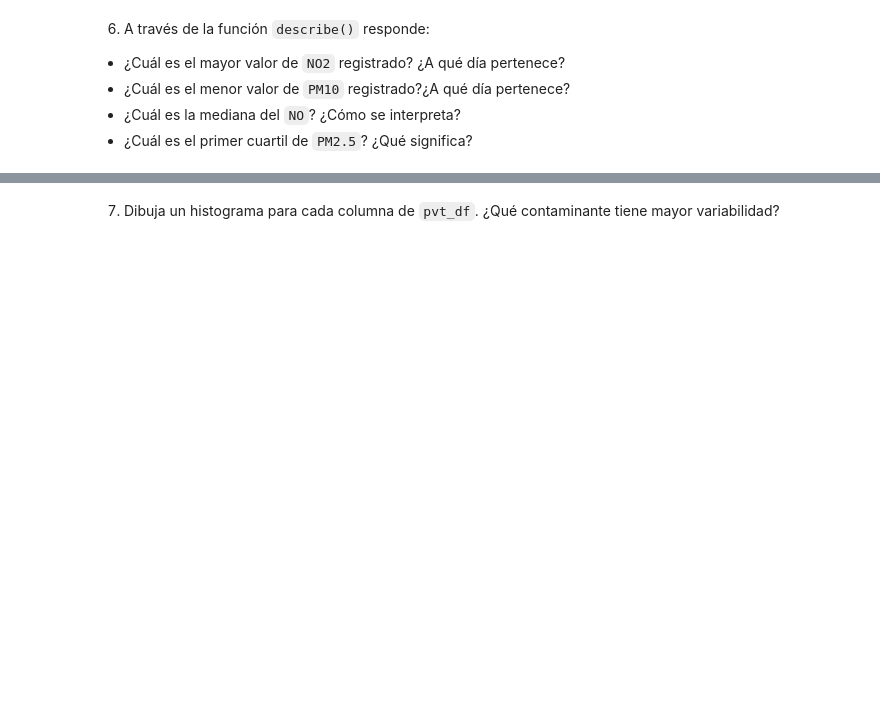
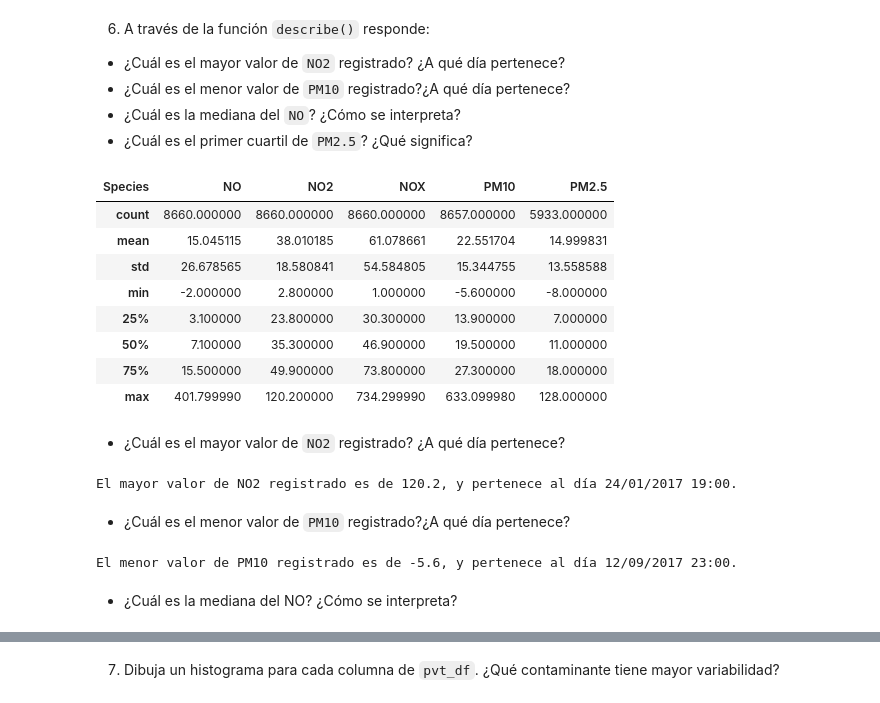
Before and after one commit to CarlosRochaCx/MNA, a Jupyter notebook: Actividad2analisisPandas_A01796914.ipynb, the cells around one changed output, grey strips where cells are left out. Cells and saved outputs as stored; diff of their text form; code cells hidden in the pictures; blank space fills up the shorter version.

```diff
--- a/Actividad2analisisPandas_A01796914.ipynb
+++ b/Actividad2analisisPandas_A01796914.ipynb
@@ -55,3 +218,35 @@ Los datos se recopilaron en una ubicación de Londres durante todo el año 2017.
 *   ¿Cuál es el menor valor de `PM10` registrado?¿A qué día pertenece?
 *   ¿Cuál es la mediana del `NO`? ¿Cómo se interpreta?
 *   ¿Cuál es el primer cuartil de `PM2.5`? ¿Qué significa?
+# %%
+pvt_df.describe()
+# %% [output]
+| Species | NO | NO2 | NOX | PM10 | PM2.5 |
+| count | 8660.000000 | 8660.000000 | 8660.000000 | 8657.000000 | 5933.000000 |
+| mean | 15.045115 | 38.010185 | 61.078661 | 22.551704 | 14.999831 |
+| std | 26.678565 | 18.580841 | 54.584805 | 15.344755 | 13.558588 |
+| min | -2.000000 | 2.800000 | 1.000000 | -5.600000 | -8.000000 |
+| 25% | 3.100000 | 23.800000 | 30.300000 | 13.900000 | 7.000000 |
+| 50% | 7.100000 | 35.300000 | 46.900000 | 19.500000 | 11.000000 |
+| 75% | 15.500000 | 49.900000 | 73.800000 | 27.300000 | 18.000000 |
+| max | 401.799990 | 120.200000 | 734.299990 | 633.099980 | 128.000000 |
+# %% [markdown]
+*   ¿Cuál es el mayor valor de `NO2` registrado? ¿A qué día pertenece?
+# %%
+max_NO2 = pvt_df['NO2'].max()
+fecha_max_NO2 = pvt_df.loc[pvt_df['NO2'] == max_NO2].index[0]
+
+print(f'El mayor valor de NO2 registrado es de {max_NO2}, y pertenece al día {fecha_max_NO2}.')
+# %% [output]
+El mayor valor de NO2 registrado es de 120.2, y pertenece al día 24/01/2017 19:00.
+# %% [markdown]
+*   ¿Cuál es el menor valor de `PM10` registrado?¿A qué día pertenece?
+# %%
+min_PM10 = pvt_df['PM10'].min()
+fecha_min_PM10 = pvt_df.loc[pvt_df['PM10'] == min_PM10].index[0]
+
+print(f'El menor valor de PM10 registrado es de {min_PM10}, y pertenece al día {fecha_min_PM10}.')
+# %% [output]
+El menor valor de PM10 registrado es de -5.6, y pertenece al día 12/09/2017 23:00.
+# %% [markdown]
+* ¿Cuál es la mediana del NO? ¿Cómo se interpreta?
```
Also changed, not shown: parts of 41 cells of this notebook.
